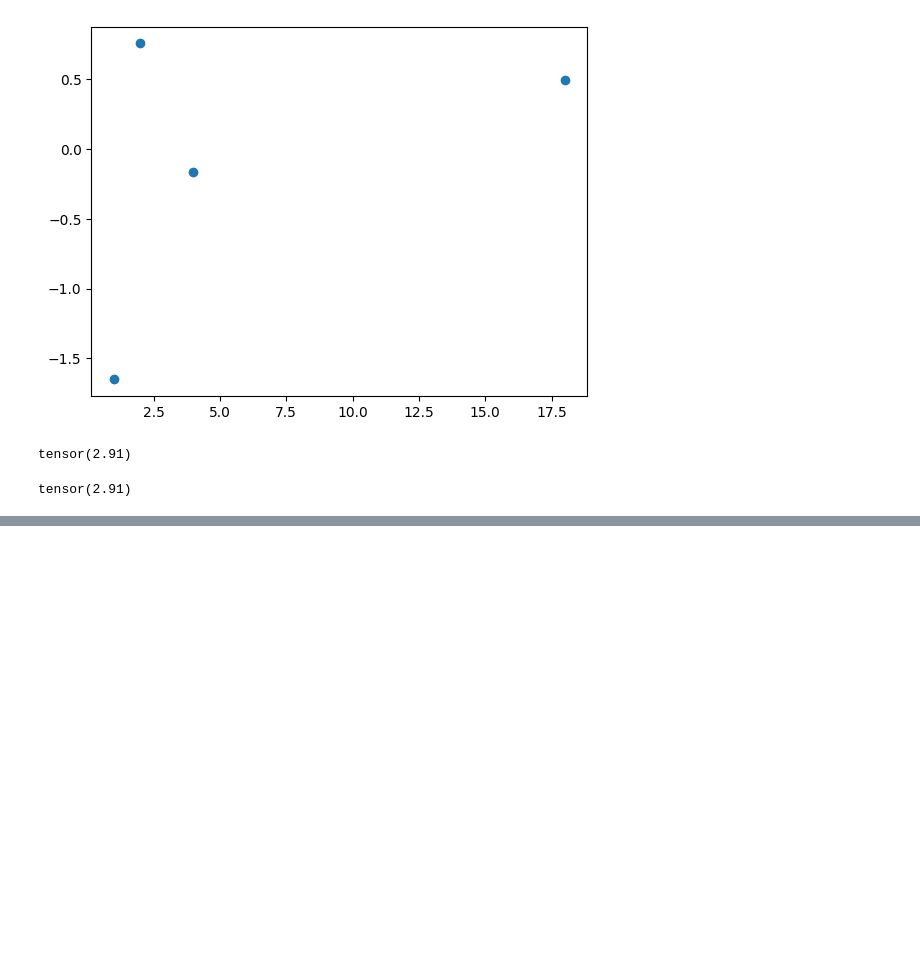
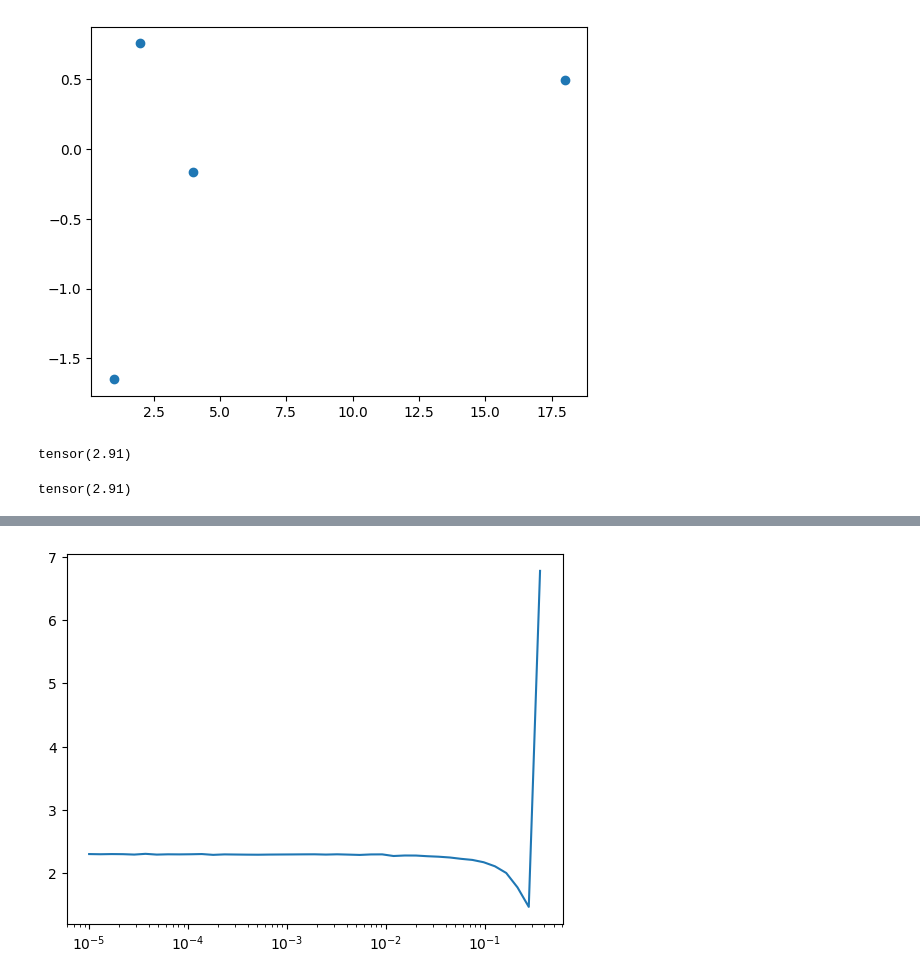
Before and after one commit to satani99/fastai_22_2, a Jupyter notebook: initializing.ipynb, the cells around one changed output, grey strips where cells are left out. Drawn from its saved outputs; the diff is of its cells as text; code cells hidden in the pictures; blank space fills up the shorter version.

```diff
--- a/initializing.ipynb
+++ b/initializing.ipynb
@@ -231,0 +313,3 @@ tensor(2.91)
+# %%
+model = get_model()
+model.apply(lambda m: print(type(m).__name__));
@@ -231,0 +337,4 @@ tensor(2.91)
+# %%
+MomentumLearner(model, dls, F.cross_entropy, cbs=[DeviceCB()]).lr_find()
+# %% [output]
+[figure, added]
```
Also changed, not shown: parts of 20 cells of this notebook.
